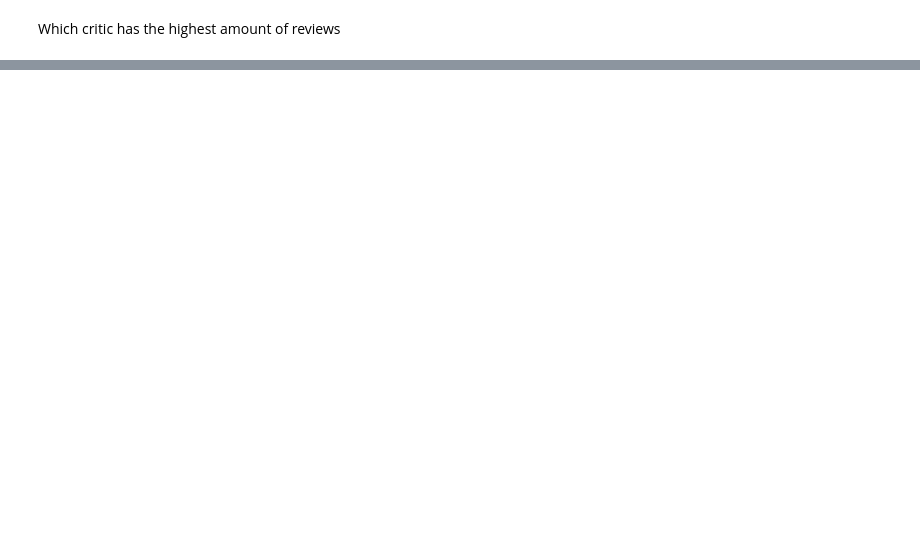
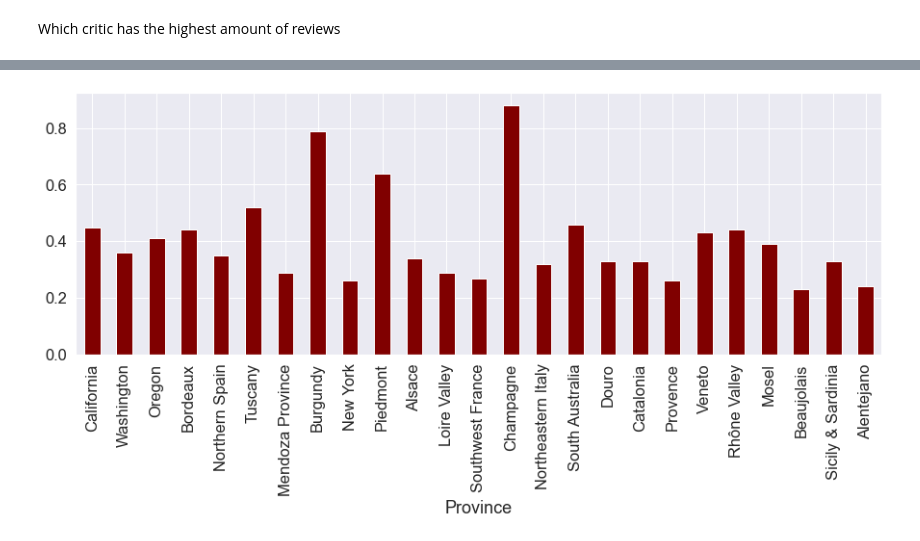
Before and after one commit to bso613/WineSnobs, a Jupyter notebook: winedataSerena2.ipynb, the cells around one changed output, grey strips where cells are left out. Saved outputs shown, nothing was run; the diff lists cells and outputs as text; code cells hidden in the pictures; blank space fills up the shorter version.

```diff
--- a/winedataSerena2.ipynb
+++ b/winedataSerena2.ipynb
@@ -718,5 +741,9 @@ tp_merge
 # %%
-tp_merge['Average Price per Point ($)'].plot(kind='bar', facecolor='Maroon', figsize=(15,5));
+plot11 = tp_merge['Average Price per Point ($)'].plot(kind='bar', facecolor='Maroon', figsize=(15,5));
+fig11 = plot11.get_figure()
+fig11.savefig('province_avg.png')
+# %% [output]
+[figure, added]
 # %%
 df_varietal = df.groupby(by='Grape Type')
 df_var = df_varietal.count()
```
Also changed, not shown: parts of 33 cells of this notebook, 16 other files.
